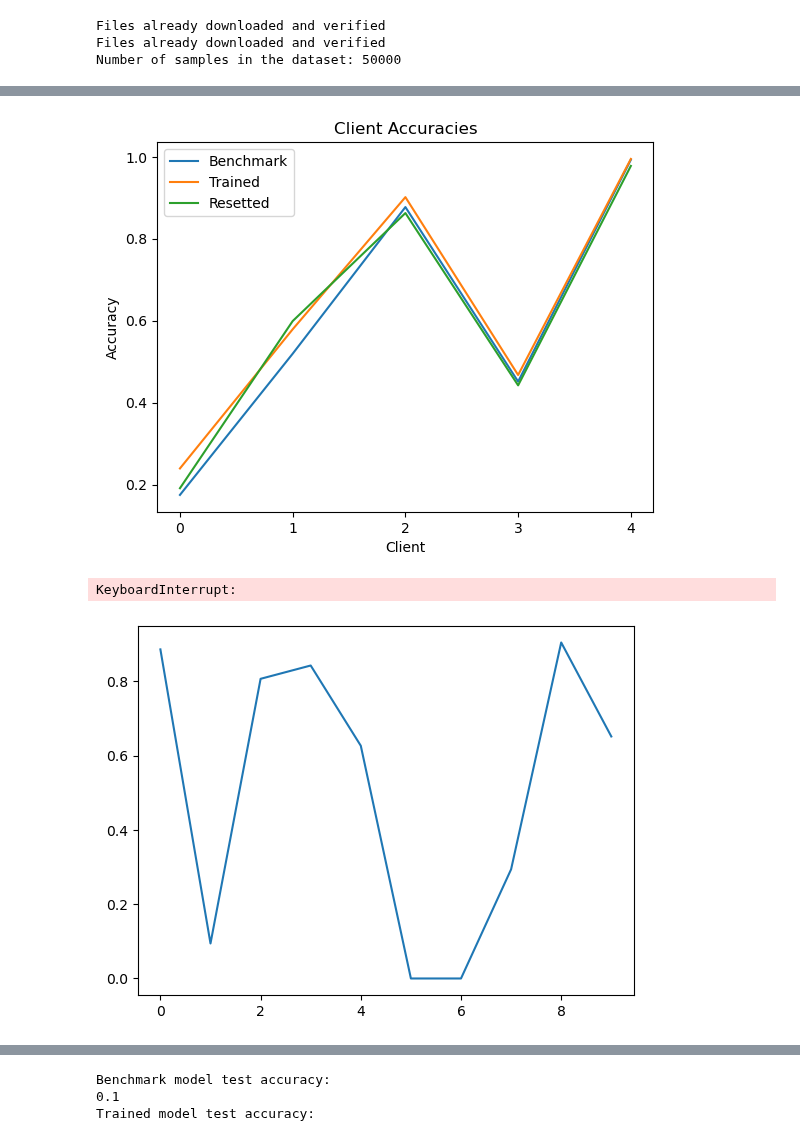
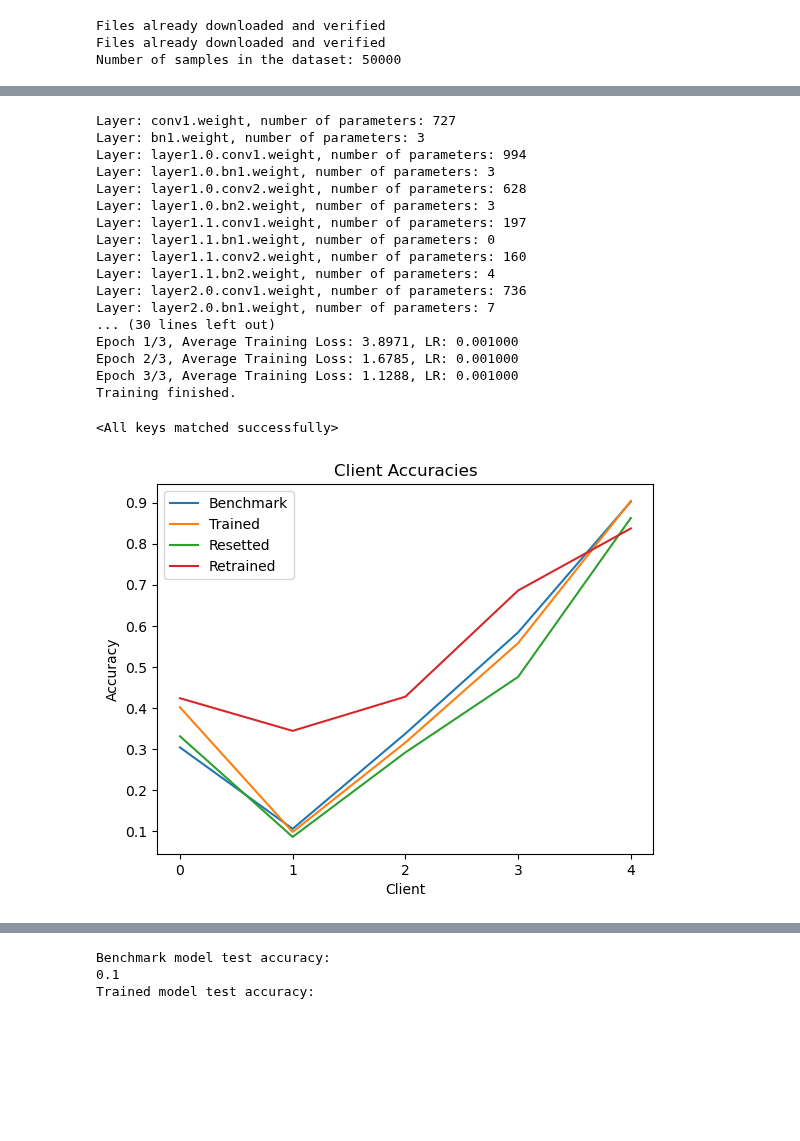
Before and after one commit to lorenzomanini/FedUnlearn-PE, a Jupyter notebook: Residual/vision_unlearn_Resdiual.ipynb, the cells around one changed output, grey strips where cells are left out. Cells and saved outputs as stored; diff of their text form; code cells hidden in the pictures; blank space fills up the shorter version.

```diff
--- a/Residual/vision_unlearn_Resdiual.ipynb
+++ b/Residual/vision_unlearn_Resdiual.ipynb
@@ -25,9 +28,9 @@ load_path = save_path
 load_benchmark_path = save_benchmark_path
 load_indices_path = save_indices_path
 
-LOAD_INDICES=False
-TRAIN=True
-COMPUTE_INFO=True
+LOAD_INDICES=True
+TRAIN=False
+COMPUTE_INFO=False
 # %%
 data_transforms = {
     'train': transforms.Compose([
@@ -424,7 +406,7 @@ for name in info.keys():
     if "weight" in name:
         whitelist.append(name)
 
-informative_params = find_informative_params(info, method='information', percentage=7, whitelist=whitelist, graph=False)
+informative_params = find_informative_params(info, method='information', percentage=12, whitelist=whitelist, graph=False)
 
 for name, params in informative_params.items():
     print(f"Layer: {name}, Parameters: {params.shape}")  # Print first 5 values for brevity
@@ -454,26 +436,43 @@ Layer: fc.weight, Parameters: torch.Size([34, 2])
 <All keys matched successfully>
+# %%
+from fisherunlearn import UnlearnNet
+for name in informative_params.keys():
+    print(f"Layer: {name}, number of parameters: {len(informative_params[name])}")
+retrainer = UnlearnNet(model, informative_params)
+loss_fn = nn.CrossEntropyLoss()
+retrainer = trainer(retrainer, loss_fn, benchmark_dataloaders, epochs=3)
+retrained_model = resnet18(num_classes = 10)
+retrained_model.load_state_dict(retrainer.get_retrained_params(), strict=False)
+# %% [output]
+Layer: conv1.weight, number of parameters: 727
+Layer: bn1.weight, number of parameters: 3
+Layer: layer1.0.conv1.weight, number of parameters: 994
+Layer: layer1.0.bn1.weight, number of parameters: 3
+Layer: layer1.0.conv2.weight, number of parameters: 628
+Layer: layer1.0.bn2.weight, number of parameters: 3
+Layer: layer1.1.conv1.weight, number of parameters: 197
+Layer: layer1.1.bn1.weight, number of parameters: 0
+Layer: layer1.1.conv2.weight, number of parameters: 160
+Layer: layer1.1.bn2.weight, number of parameters: 4
+Layer: layer2.0.conv1.weight, number of parameters: 736
+Layer: layer2.0.bn1.weight, number of parameters: 7
+... (30 lines left out)
+Epoch 1/3, Average Training Loss: 3.8971, LR: 0.001000
+Epoch 2/3, Average Training Loss: 1.6785, LR: 0.001000
+Epoch 3/3, Average Training Loss: 1.1288, LR: 0.001000
+Training finished.
+<All keys matched successfully>
 # %%
 
 plt.plot(compute_dataloaders_accuracy(model_benchmark, client_dataloaders), label='Benchmark')
 plt.plot(compute_dataloaders_accuracy(model, client_dataloaders), label='Trained')
 plt.plot(compute_dataloaders_accuracy(resetted_model, client_dataloaders), label='Resetted')
+plt.plot(compute_dataloaders_accuracy(retrained_model, client_dataloaders), label='Retrained')
 plt.legend()
 plt.xlabel('Client')
 plt.xticks(np.arange(0, 5, 1))
 plt.ylabel('Accuracy')
 plt.title('Client Accuracies')
 plt.show()
-
-plt.plot(compute_dataloaders_accuracy(model_benchmark, classes_dataloaders), label='Benchmark')
-plt.plot(compute_dataloaders_accuracy(model, classes_dataloaders), label='Trained')
-plt.plot(compute_dataloaders_accuracy(resetted_model, classes_dataloaders), label='Resetted')
-plt.legend()
-plt.xlabel('Class')
-plt.xticks(np.arange(0, 10, 1))
-plt.ylabel('Accuracy')
-plt.title('Classes Accuracies')
-plt.show()
 # %% [output]
-[figure, old version]
+[figure, new version]
-KeyboardInterrupt:
-[figure, removed]
```
Also changed, not shown: parts of 9 cells of this notebook, 1 other file.
